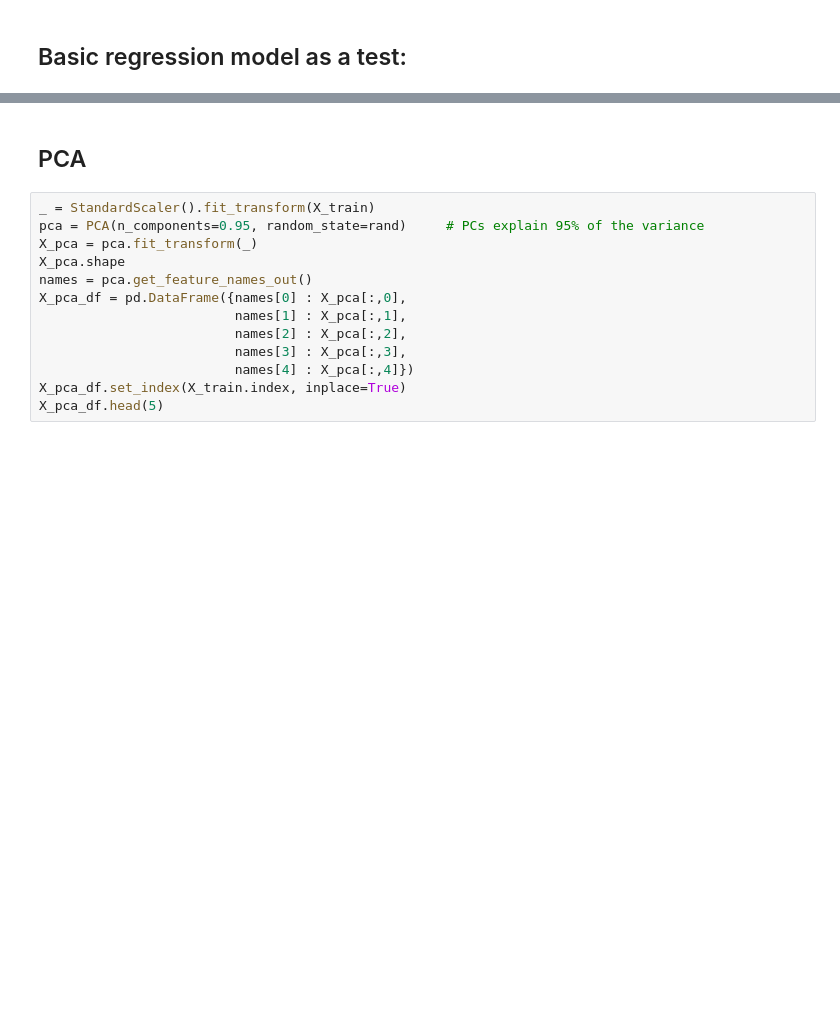
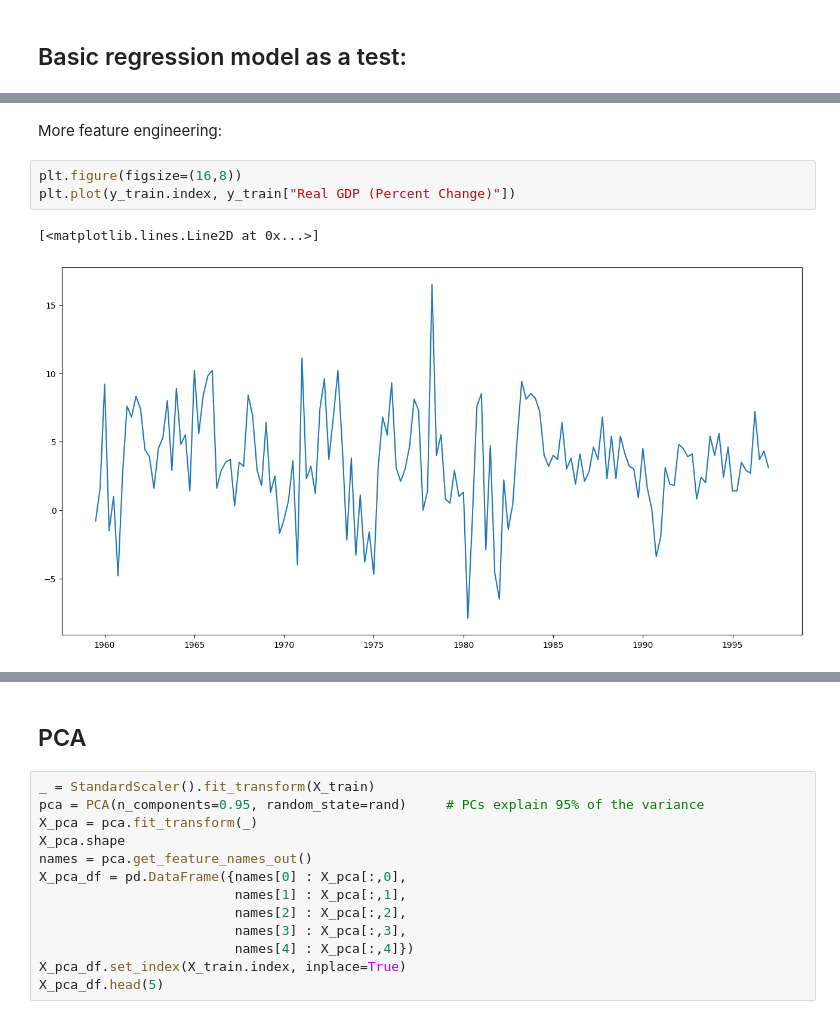
Before and after one commit to fraser2763/AI4-CW2, a Jupyter notebook: F_model.ipynb, the cells around one changed output, grey strips where cells are left out. Saved outputs shown, nothing was run; the diff lists cells and outputs as text; blank space fills up the shorter version.

```diff
--- a/F_model.ipynb
+++ b/F_model.ipynb
@@ -193,0 +293,8 @@ CV Mean MAE (val):   2.855
+# %% [markdown]
+More feature engineering:
+# %%
+plt.figure(figsize=(16,8))
+plt.plot(y_train.index, y_train["Real GDP (Percent Change)"])
+# %% [output]
+[<matplotlib.lines.Line2D at 0x...>]
+[figure, added]
```
Also changed, not shown: parts of 26 cells of this notebook, 1 other file.
